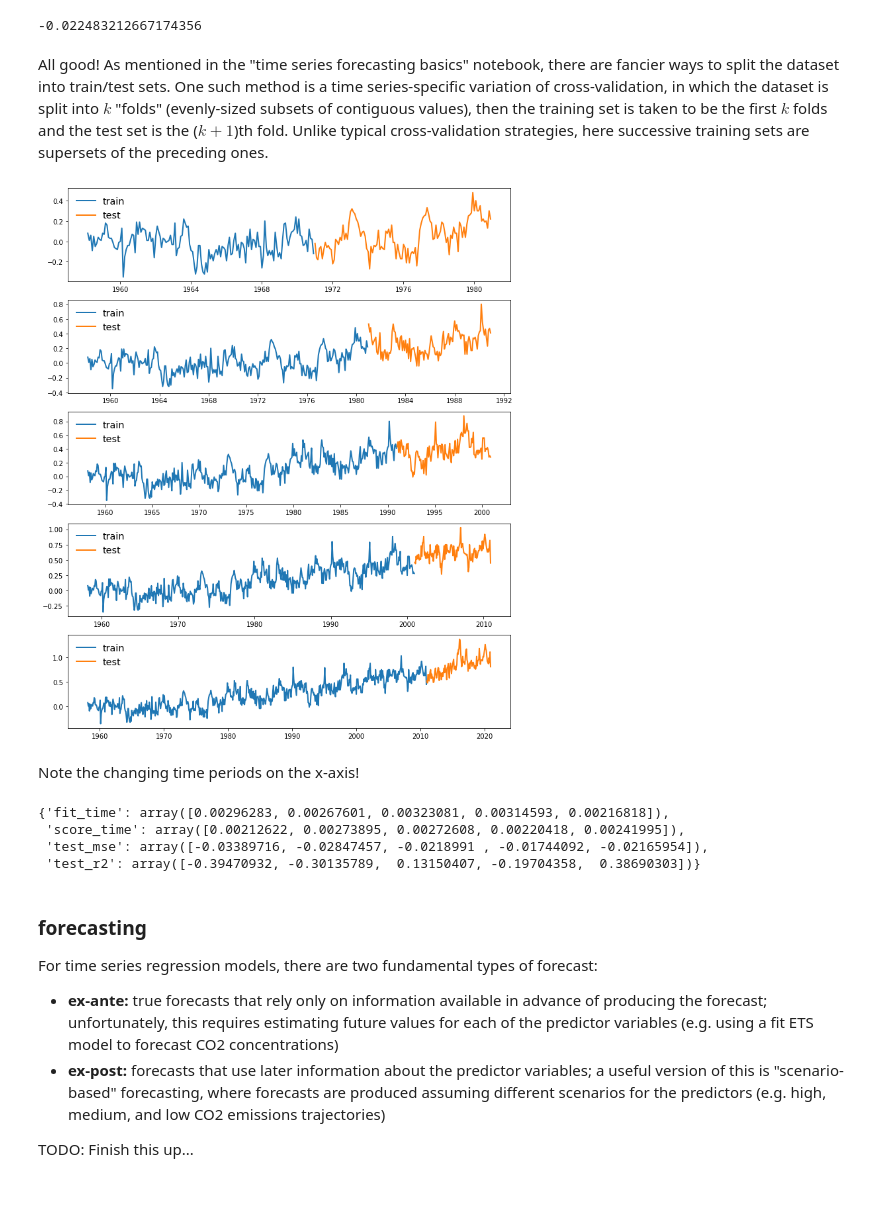
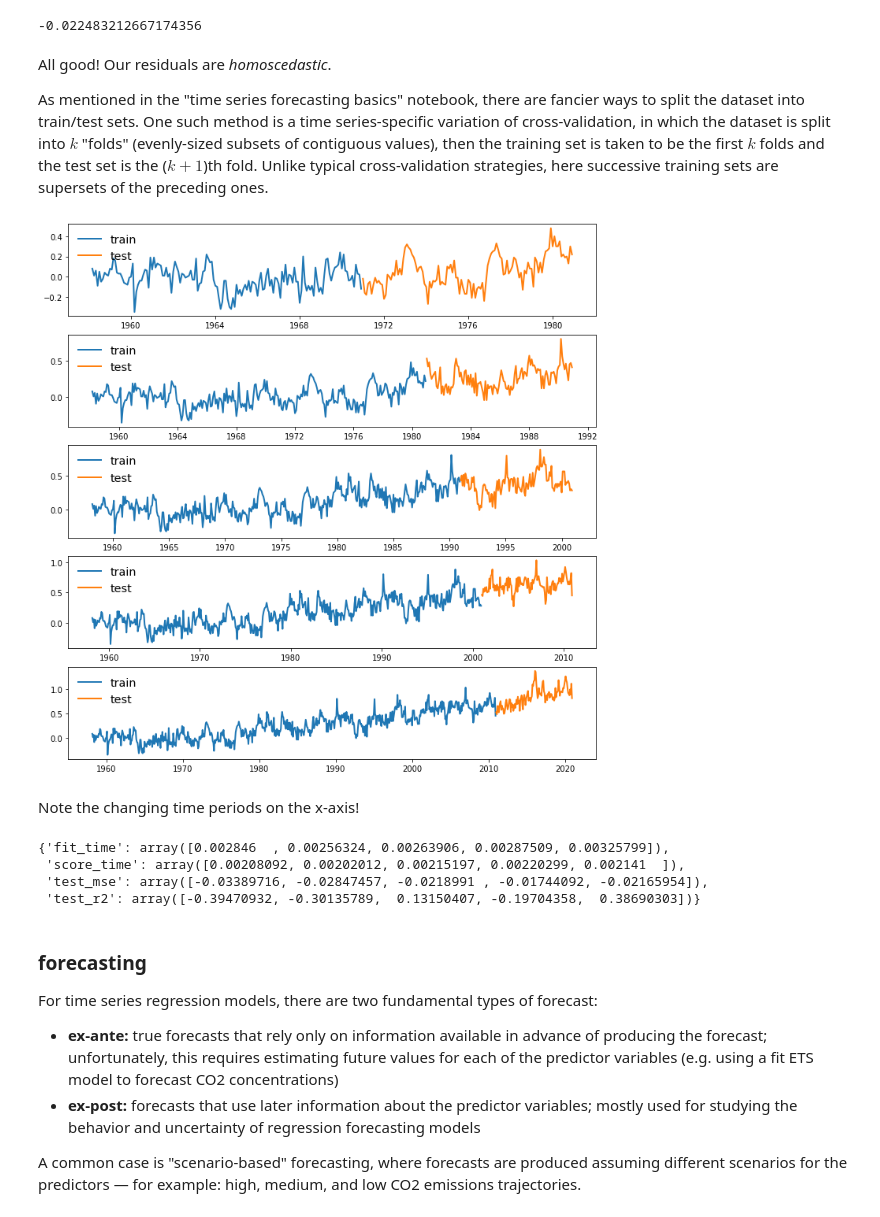
Before and after one commit to bdewilde/data-dives, a Jupyter notebook: notebooks/time-series-forecasting-regression.ipynb, the cells around one changed output. Drawn from its saved outputs; the diff is of its cells as text; code cells hidden in the pictures.

Commit message:
Finish-ish tsf regression notebook

```diff
--- a/notebooks/time-series-forecasting-regression.ipynb
+++ b/notebooks/time-series-forecasting-regression.ipynb
@@ -321,20 +337,25 @@ yhat.corr(residuals, method="spearman")
 # %% [output]
 -0.022483212667174356
 # %% [markdown]
-All good! As mentioned in the "time series forecasting basics" notebook, there are fancier ways to split the dataset into train/test sets. One such method is a time series-specific variation of cross-validation, in which the dataset is split into $k$ "folds" (evenly-sized subsets of contiguous values), then the training set is taken to be the first $k$ folds and the test set is the ($k + 1$)th fold. Unlike typical cross-validation strategies, here successive training sets are supersets of the preceding ones.
+All good! Our residuals are _homoscedastic_.
+
+As mentioned in the "time series forecasting basics" notebook, there are fancier ways to split the dataset into train/test sets. One such method is a time series-specific variation of cross-validation, in which the dataset is split into $k$ "folds" (evenly-sized subsets of contiguous values), then the training set is taken to be the first $k$ folds and the test set is the ($k + 1$)th fold. Unlike typical cross-validation strategies, here successive training sets are supersets of the preceding ones.
 # %%
+X = data[["CO2"]].astype(float)
+y = data["LOTI"]
+
 n_splits = 5
 tscv = sklearn.model_selection.TimeSeriesSplit(n_splits=n_splits, gap=0, test_size=nobs_test)
 
-fig, axes = plt.subplots(figsize=(12, 3 * n_splits), nrows=n_splits)
+fig, axes = plt.subplots(figsize=(12, 2.5 * n_splits), nrows=n_splits)
 for ax, (train_idxs, test_idxs) in zip(axes, tscv.split(X, y=y)):
     data_train = data.iloc[train_idxs, :]
     data_test = data.iloc[test_idxs, :]
     _ = ax.plot(data_train.index, data_train["LOTI"], label="train")
     _ = ax.plot(data_test.index, data_test["LOTI"], label="test")
-    _ = ax.legend()
+    _ = ax.legend(loc="upper left")
 # %% [output]
-[figure, old version]
+[figure, new version]
 # %% [markdown]
 Note the changing time periods on the x-axis!
 # %%
@@ -350,8 +371,8 @@ cv_scores = sklearn.model_selection.cross_validate(
 )
 cv_scores
 # %% [output]
-{'fit_time': array([0.00296283, 0.00267601, 0.00323081, 0.00314593, 0.00216818]),
- 'score_time': array([0.00212622, 0.00273895, 0.00272608, 0.00220418, 0.00241995]),
+{'fit_time': array([0.002846  , 0.00256324, 0.00263906, 0.00287509, 0.00325799]),
+ 'score_time': array([0.00208092, 0.00202012, 0.00215197, 0.00220299, 0.002141  ]),
  'test_mse': array([-0.03389716, -0.02847457, -0.0218991 , -0.01744092, -0.02165954]),
  'test_r2': array([-0.39470932, -0.30135789,  0.13150407, -0.19704358,  0.38690303])}
 # %% [markdown]
@@ -360,8 +381,8 @@ cv_scores
 For time series regression models, there are two fundamental types of forecast:
 
 - **ex-ante:** true forecasts that rely only on information available in advance of producing the forecast; unfortunately, this requires estimating future values for each of the predictor variables (e.g. using a fit ETS model to forecast CO2 concentrations)
-- **ex-post:** forecasts that use later information about the predictor variables; a useful version of this is "scenario-based" forecasting, where forecasts are produced assuming different scenarios for the predictors (e.g. high, medium, and low CO2 emissions trajectories)
+- **ex-post:** forecasts that use later information about the predictor variables; mostly used for studying the behavior and uncertainty of regression forecasting models
 
-TODO: Finish this up...
+A common case is "scenario-based" forecasting, where forecasts are produced assuming different scenarios for the predictors — for example: high, medium, and low CO2 emissions trajectories.
 # %%
 model = sklearn.linear_model.LinearRegression(fit_intercept=True).fit(data[["CO2"]].astype(float), y=data["LOTI"])
```
Also changed, not shown: parts of 30 cells of this notebook.
